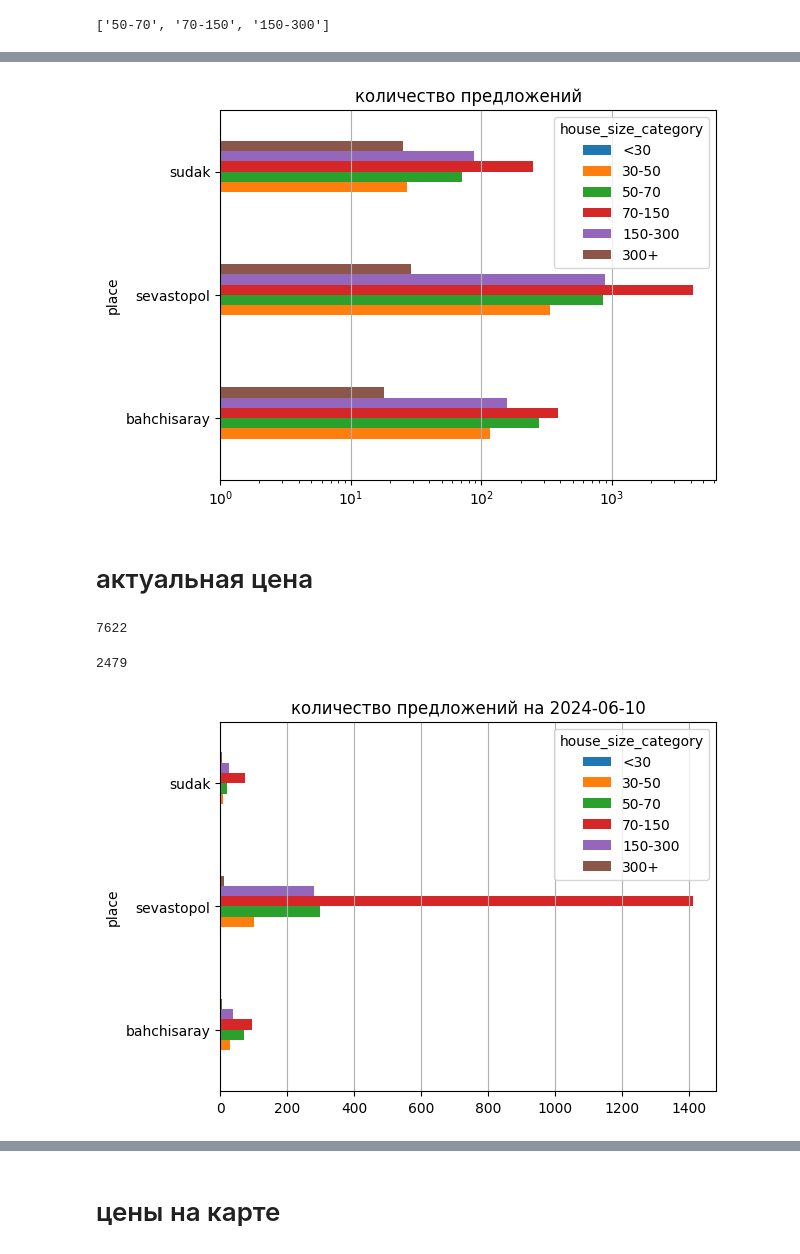
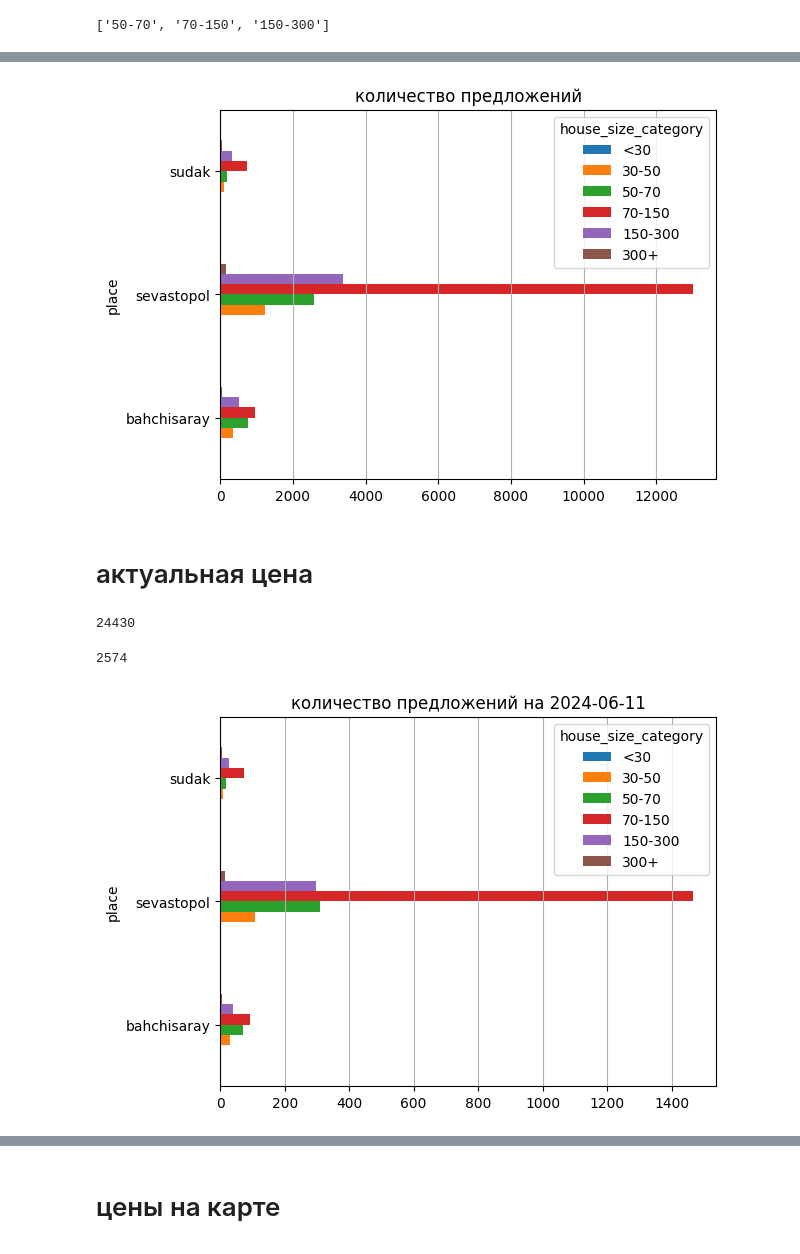
Before and after one commit to smechanoid/avito-parser, a Jupyter notebook: 05-analysis-house.ipynb, the cells around one changed output, grey strips where cells are left out. Cells and saved outputs as stored; diff of their text form; code cells hidden in the pictures.

```diff
--- a/05-analysis-house.ipynb
+++ b/05-analysis-house.ipynb
@@ -72,3 +72,5 @@ del df_
+# %%
+df['month'] = df['ts'].dt.to_period('M')
 # %% [markdown]
 ---
 # %%
@@ -116,6 +118,9 @@ df.loc[ df['address'].str.lower().str.match('анталья'), ['latitude','long
 df.loc[ df['longitude']<30., ['latitude','longitude'] ] = None
 # %%
 df.loc[ df['address'].str.lower().str.match(r'.*ялта.*') , 'place' ] = 'yalta'
+df.loc[ df['address'].str.lower().str.match(r'.*алушта.*') , 'place' ] = 'alushta'
+df.loc[ df['address'].str.lower().str.match(r'.*феодосия.*') , 'place' ] = 'feodosia'
+
 df.loc[ df['address'].str.lower().str.match(r'.*окуневка.*') , 'place' ] = 'tarkhankut'
 df.loc[ df['address'].str.lower().str.match(r'.*заветное.*') , 'place' ] = 'kerch'
 # %%
@@ -158,6 +163,6 @@ datetime.date(2024, 6, 10)
 # %%
 gdf = gdf.query('place in ("bahchisaray","sudak","sevastopol")')
 # %%
-gdf_history = gdf.query(f'dt <= @history_date')
-gdf = gdf.query(f'dt > @history_date')
+# gdf_history = gdf.query(f'dt <= @history_date')
+# gdf = gdf.query(f'dt > @history_date')
 # %%
@@ -275,14 +296,14 @@ fig.tight_layout()
 # %%
 (
 gdf
 .groupby(['house_size_category','place'],observed=False)['url'].count().reset_index()
 # .query('place in ("bahchisaray","sudak","sevastopol")')
 .pivot(index='place', columns='house_size_category', values='url')
-.plot.barh(title='количество предложений',log=True)
+.plot.barh(title='количество предложений') #,log=True)
 .grid(axis='x')
 )
 # %% [output]
-[figure, old version]
+[figure, new version]
 # %% [markdown]
 # актуальная цена
 # %%
@@ -290,8 +311,8 @@ display(len(gdf))
 gdf_last = gdf[ gdf['dt'] == gdf['dt'].max() ]
 display(len(gdf_last))
 # %% [output]
-7622
+24430
-2479
+2574
 # %%
 (
 gdf_last
@@ -301,7 +322,7 @@ gdf_last
 .grid(axis='x')
 )
 # %% [output]
-[figure, old version]
+[figure, new version]
 # %%
 (
     gdf_last
```
Also changed, not shown: parts of 23 cells of this notebook, 6 other files.
